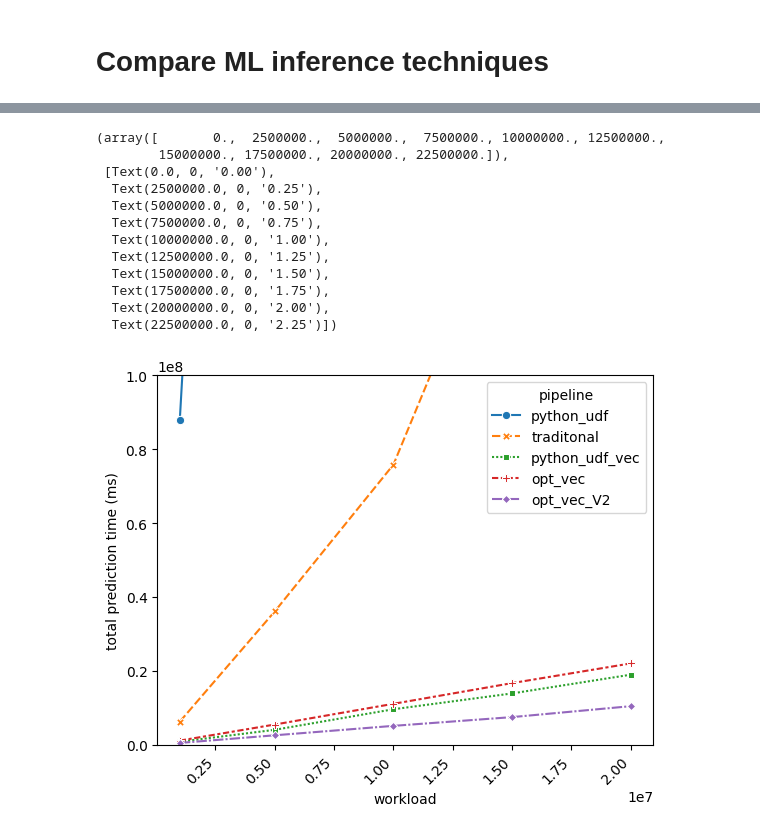
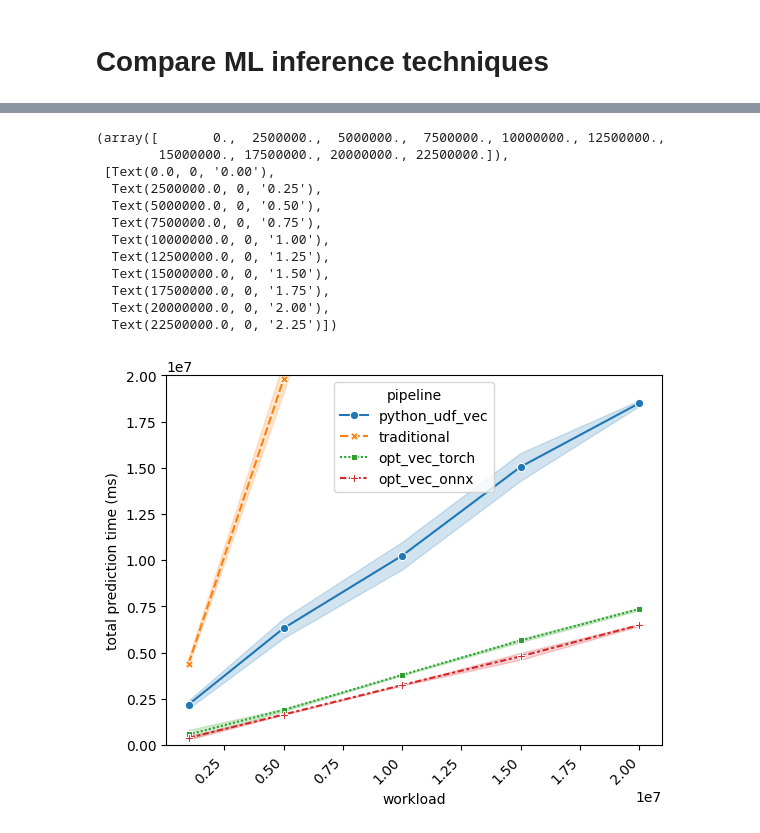
Before and after one commit to ThatUdeshUK/mldb, a Jupyter notebook: eval/Comparing inference pipelines.ipynb, the cells around one changed output, grey strips where cells are left out. Drawn from its saved outputs; the diff is of its cells as text; code cells hidden in the pictures.

```diff
--- a/eval/Comparing inference pipelines.ipynb
+++ b/eval/Comparing inference pipelines.ipynb
@@ -81,14 +79,5 @@ summary = times.drop(columns=['dataset', 'ts'])
 summary['inference'] = summary['predict'] + summary['load']
 summary['total'] = summary['inference'] + summary['move']
 
-summary = summary[~(summary.pipeline == 'opt')]
-summary = summary[~(summary.pipeline == 'opt_vec')]
-summary = summary[~(summary.pipeline == 'opt_vec_scalar')]
-
-summary['pipeline'] = summary['pipeline'].apply(lambda x: 'python_udf_vec|d3-w128' if x == 'python_udf_vec|d5-w128' else x)
-summary['pipeline'] = summary['pipeline'].apply(lambda x: 'opt_vec|d3-w128' if x == 'opt_vec|w3-d128' else x)
-summary['pipeline'] = summary['pipeline'].apply(lambda x: 'opt_vec' if x == 'opt_vec3' else x)
-summary['pipeline'] = summary['pipeline'].apply(lambda x: 'opt_vec_V2' if x == 'opt_vec_V3' else x)
-summary = summary[~(summary['pipeline'] == 'opt_vec2') & (summary['workload'] >= 1000000)]
-summary
+summary.head()
 # %% [output]
@@ -121,6 +99,6 @@ summary['pipeline'].drop_duplicates()
 Name: pipeline, dtype: object
 # %%
-fil = ['python_udf_vec|d3-w128', 'opt_vec|d3-w128']
+fil = ['traditional', 'python_udf_vec', 'opt_vec_torch', 'opt_vec_onnx']#, 'opt_vec_torch_single', 'opt_vec_onnx_single']
 subsum = summary[summary['pipeline'].isin(fil)]
 
 sns.lineplot(x='workload', y='total', hue='pipeline', style='pipeline', markers=True, data=subsum)
@@ -143,7 +120,0 @@ plt.xticks(rotation=45, ha='right')
-# %%
-fil = ['python_udf', 'traditonal', 'python_udf_vec', 'opt_vec', 'opt_vec_V2', 'opt_vec_V3']
-subsum = summary[summary['pipeline'].isin(fil)]
-
-sns.lineplot(x='workload', y='total', hue='pipeline', style='pipeline', markers=True, data=subsum)
-plt.ylabel('total prediction time (ms)')
-plt.xticks(rotation=45, ha='right')
@@ -164,19 +121,19 @@ plt.xticks(rotation=45, ha='right')
 # %%
-sns.lineplot(x='workload', y='total', hue='pipeline', style='pipeline', markers=True, data=subsum, errorbar=None)
-plt.ylim(0, 100000000)
+sns.lineplot(x='workload', y='total', hue='pipeline', style='pipeline', markers=True, data=subsum, errorbar='sd')
+plt.ylim(0, 20000000)
 plt.ylabel('total prediction time (ms)')
 plt.xticks(rotation=45, ha='right')
 # %% [output]
 (array([       0.,  2500000.,  5000000.,  7500000., 10000000., 12500000.,
         15000000., 17500000., 20000000., 22500000.]),
  [Text(0.0, 0, '0.00'),
   Text(2500000.0, 0, '0.25'),
   Text(5000000.0, 0, '0.50'),
   Text(7500000.0, 0, '0.75'),
   Text(10000000.0, 0, '1.00'),
   Text(12500000.0, 0, '1.25'),
   Text(15000000.0, 0, '1.50'),
   Text(17500000.0, 0, '1.75'),
   Text(20000000.0, 0, '2.00'),
   Text(22500000.0, 0, '2.25')])
-[figure, old version]
+[figure, new version]
```
Also changed, not shown: parts of 12 cells of this notebook, 33 other files.
